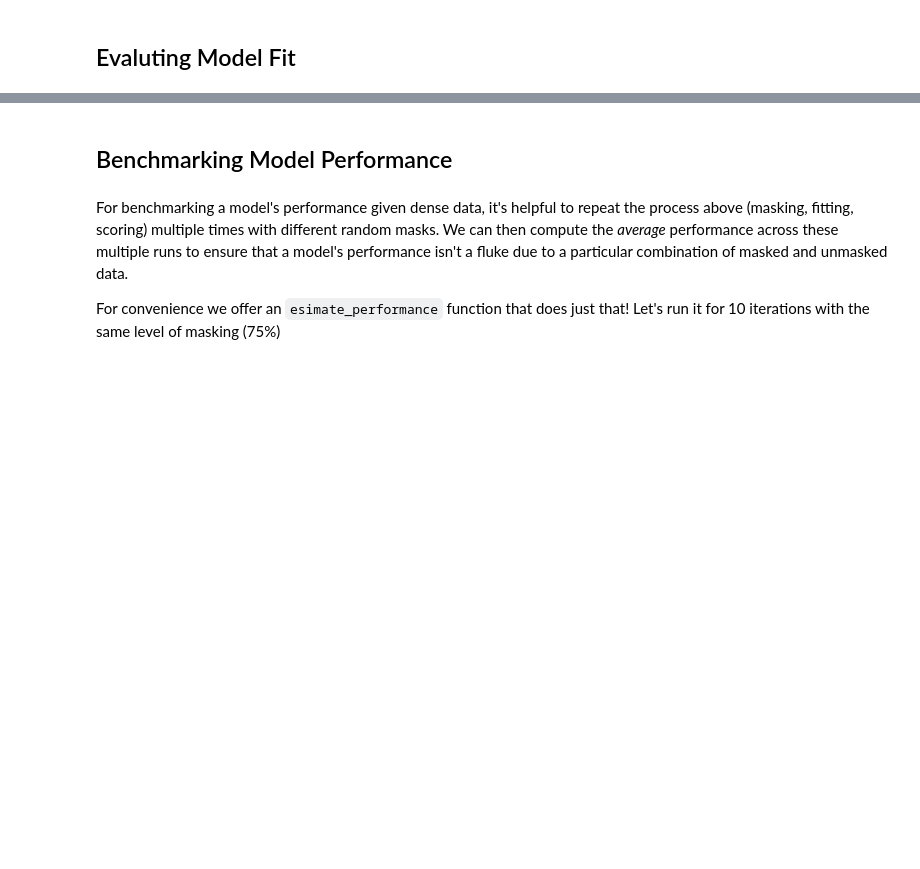
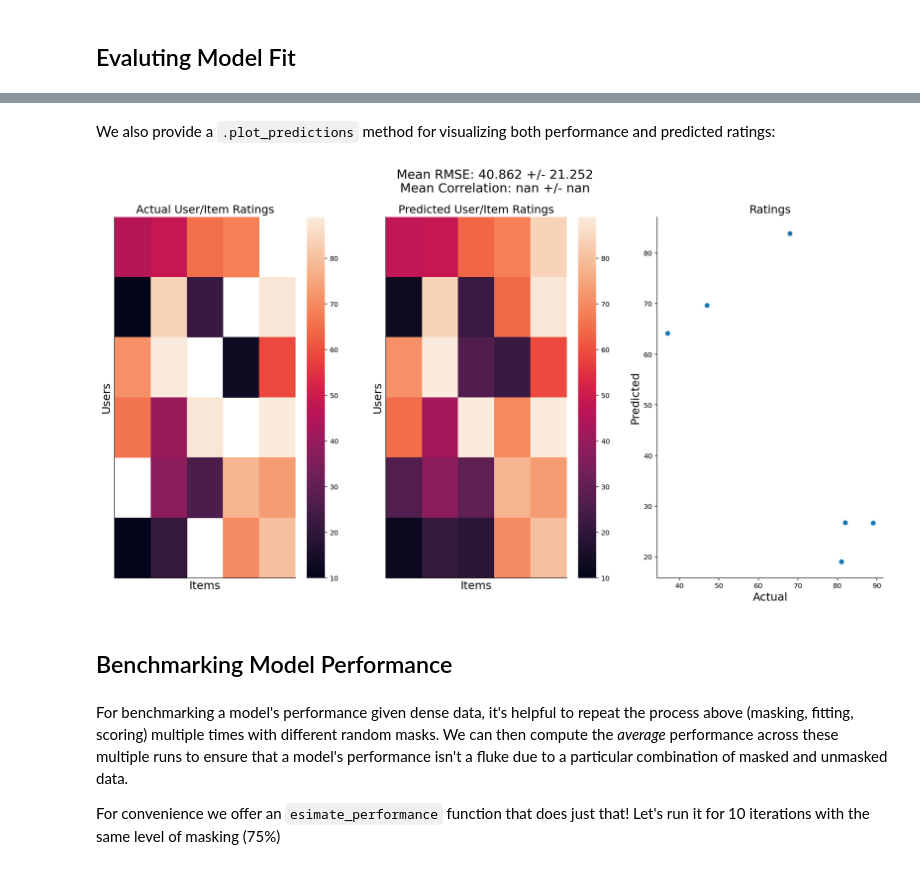
Before and after one commit to cosanlab/neighbors, a Jupyter notebook: docs/examples/overview.ipynb, the cells around one changed output, grey strips where cells are left out. Drawn from its saved outputs; the diff is of its cells as text; code cells hidden in the pictures; blank space fills up the shorter version.

```diff
--- a/docs/examples/overview.ipynb
+++ b/docs/examples/overview.ipynb
@@ -117,3 +119,9 @@ model.summary()
+# %% [markdown]
+We also provide a `.plot_predictions` method for visualizing both performance and predicted ratings:
+# %%
+model.plot_predictions();
+# %% [output]
+[figure, added]
 # %% [markdown]
 ## Benchmarking Model Performance
 # %% [markdown]
```
Also changed, not shown: parts of 8 cells of this notebook, 2 other files.
